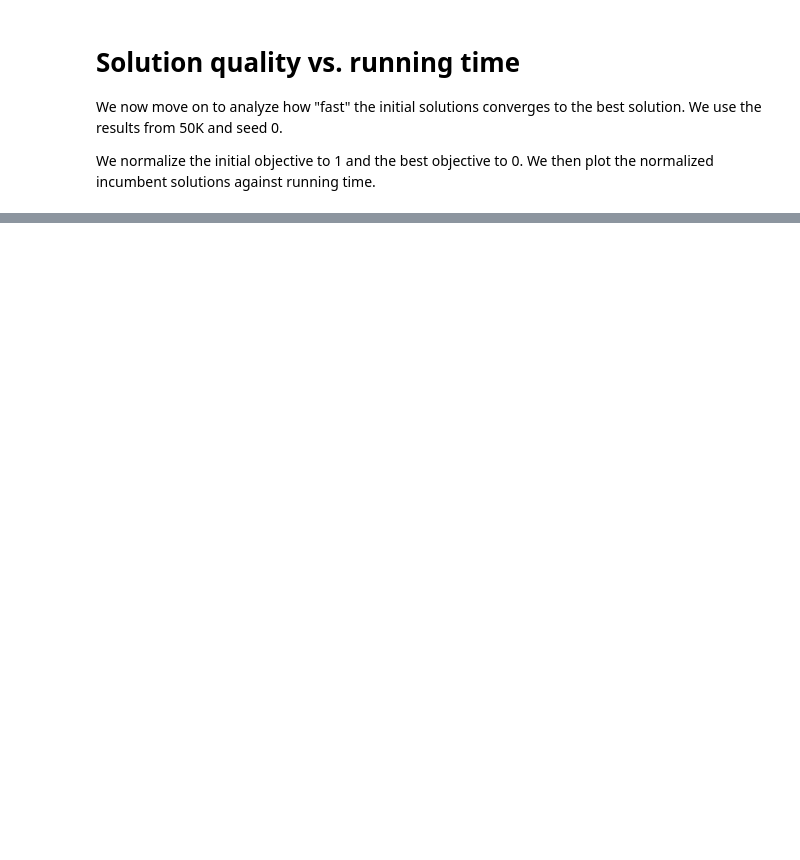
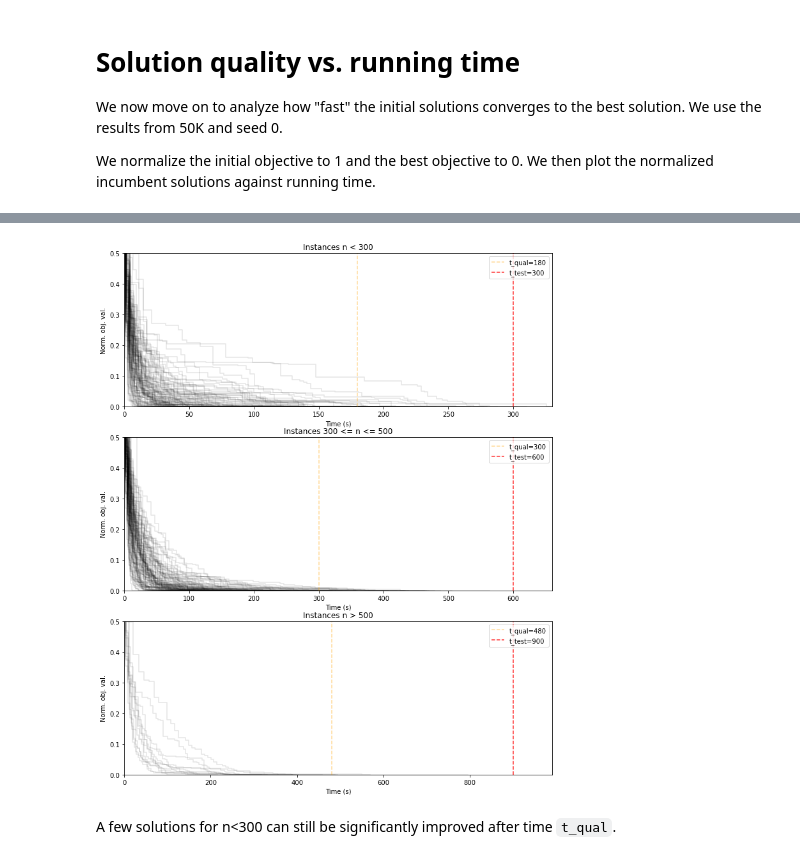
Before and after one commit to N-Wouda/Euro-NeurIPS-2022, a Jupyter notebook: notebooks/baseline_performance.ipynb, the cells around one changed output, grey strips where cells are left out. Drawn from its saved outputs; the diff is of its cells as text; code cells hidden in the pictures; blank space fills up the shorter version.

```diff
--- a/notebooks/baseline_performance.ipynb
+++ b/notebooks/baseline_performance.ipynb
@@ -340,0 +265,32 @@ fig.suptitle('Peformance HGS-VRPTW with 20K non-improving iterations.')
+# %%
+def plot_per_time_limit_category():
+    fig, axes = plt.subplots(3, 1, figsize=[12, 15])
+    group_names = {0: "n < 300", 1: "300 <= n <= 500", 2: "n > 500"}
+
+    def subplot(group, t_qual, t_test):
+        for inst in instances():
+            if group_num(inst_size(inst)) == group:
+                path = append(k20 / inst, '.search.log')
+                iters, times, normalized_costs = compute_normalized_costs(path)
+                axes[group].step(times, normalized_costs, alpha=0.10, color='black')
+
+        # Plot vertical time limit lines
+        axes[group].vlines(t_qual, ymin=0, ymax=1, color='orange', alpha=0.4, linestyles='dashed', label=f'{t_qual=}')
+        axes[group].vlines(t_test, ymin=0, ymax=1, color='red', alpha=0.8, linestyles='dashed', label=f'{t_test=}')
+
+        axes[group].set_ylim(0, 0.5)
+        axes[group].set_xlim(0, t_test * 1.1)
+        axes[group].set_xlabel('Time (s)')
+        axes[group].set_ylabel('Norm. obj. val.')
+        axes[group].set_title(f"Instances {group_names[group]}")
+        axes[group].legend()
+
+    subplot(0, 180, 300)
+    subplot(1, 300, 600)
+    subplot(2, 480, 900)
+
+plot_per_time_limit_category()
+# %% [output]
+[figure, added]
+# %% [markdown]
+A few solutions for n<300 can still be significantly improved after time `t_qual`.
```
Also changed, not shown: parts of 10 cells of this notebook.
